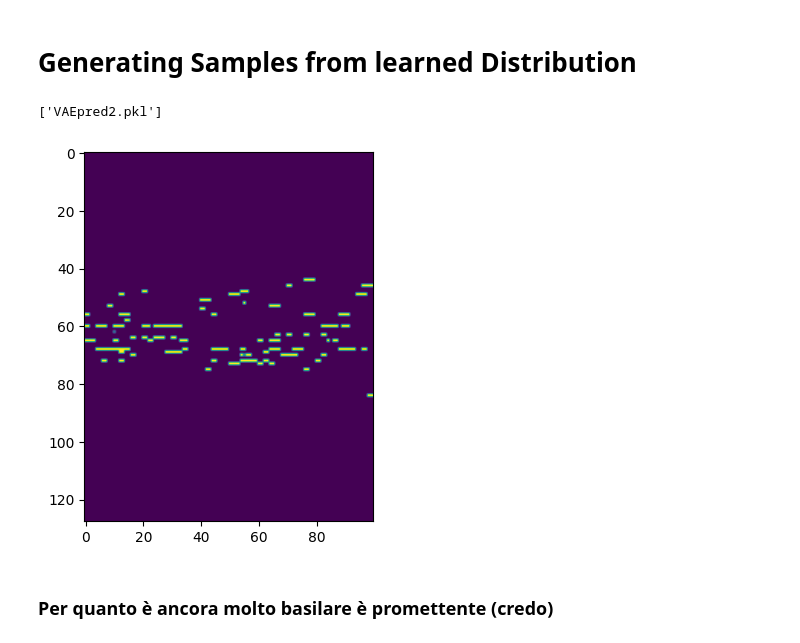
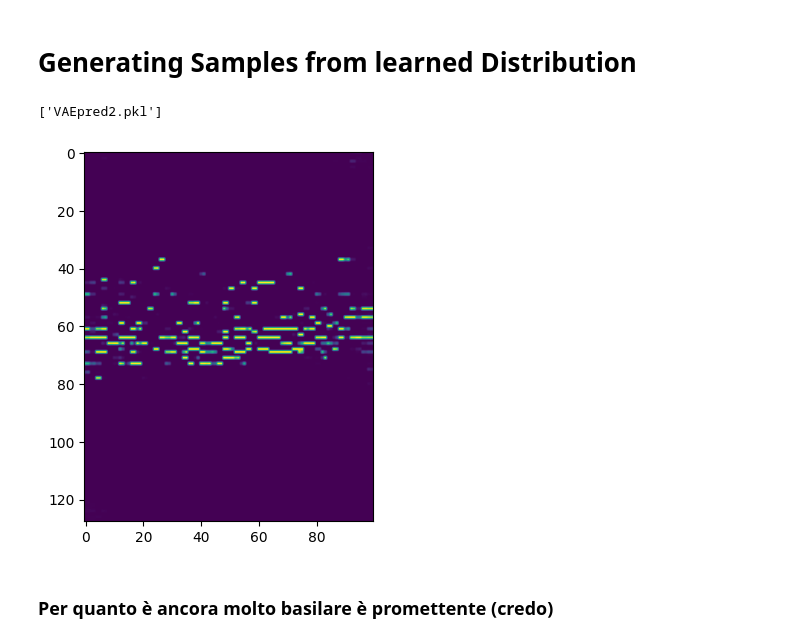
Before and after one commit to MarioPaerle/DIATONICA, a Jupyter notebook: bachvae.ipynb, the cells around one changed output. Drawn from its saved outputs; the diff is of its cells as text; code cells hidden in the pictures.

```diff
--- a/bachvae.ipynb
+++ b/bachvae.ipynb
@@ -151,21 +151,21 @@ def generate_sample_distr(z_sample): # 8, 8, 16
     return sample
 # %%
 with torch.no_grad():
-    mean = torch.randn(1, 32).to(device)*-10
-    logvar = torch.randn(1, 32).to(device)*2
+    mean = torch.randn(1, 32).to(device)*-0.1
+    logvar = torch.randn(1, 32).to(device)*0.1
     z = model.reparameterization(mean, logvar)
     z = model.ztodec(z)
     z = z.view(z.shape[0], 8, 8, 16)
     new_sample = model.decode(z)
 
 new_sample = new_sample.cpu().numpy()[0, 0, :, :]
 
 plt.imshow(new_sample)
 
 joblib.dump(new_sample, "VAEpred2.pkl")
 # %% [output]
 ['VAEpred2.pkl']
-[figure, old version]
+[figure, new version]
 # %% [markdown]
 ### Per quanto è ancora molto basilare è promettente (credo)
 # %%
```
Also changed, not shown: parts of 1 cell of this notebook.
